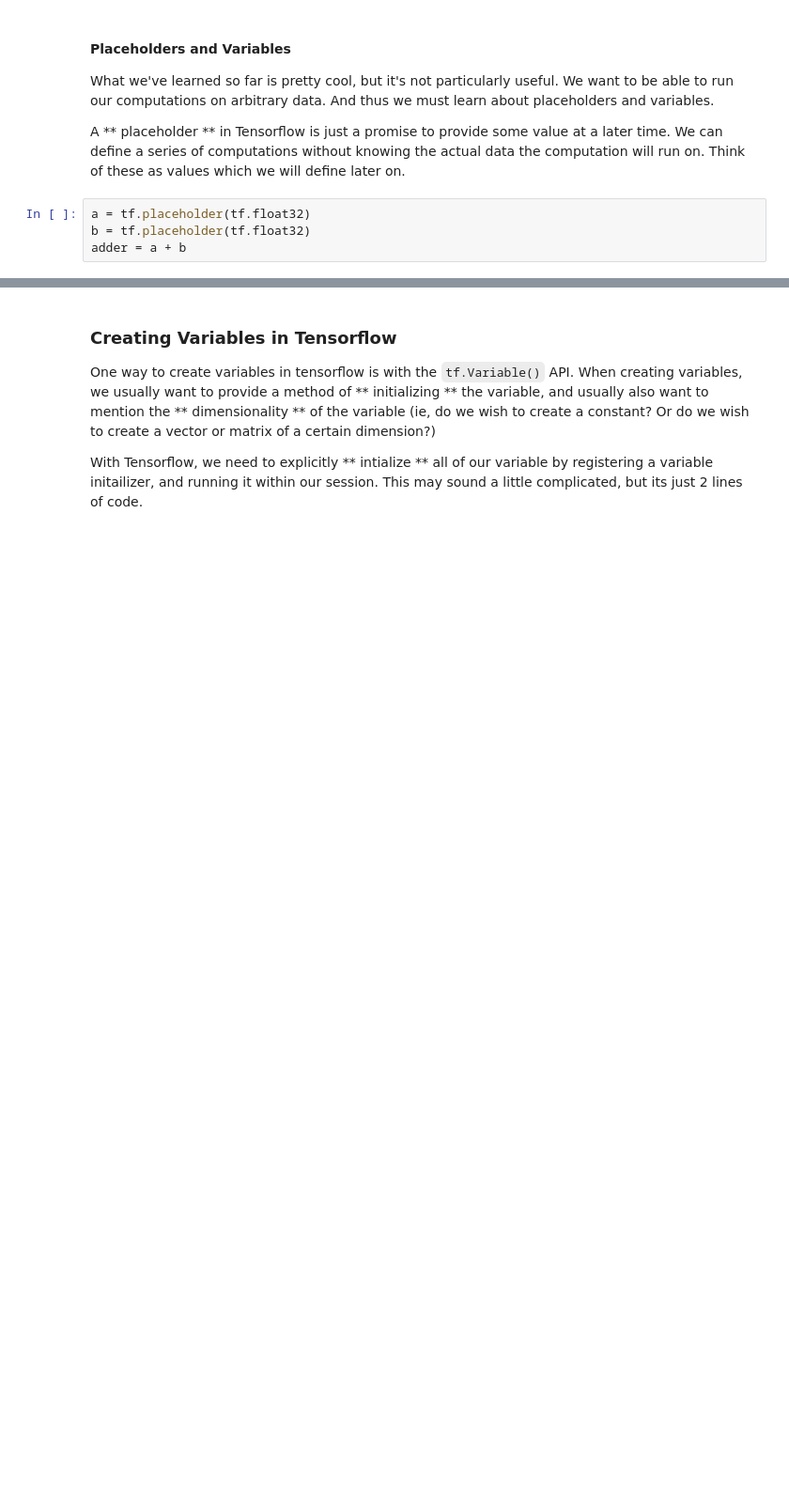
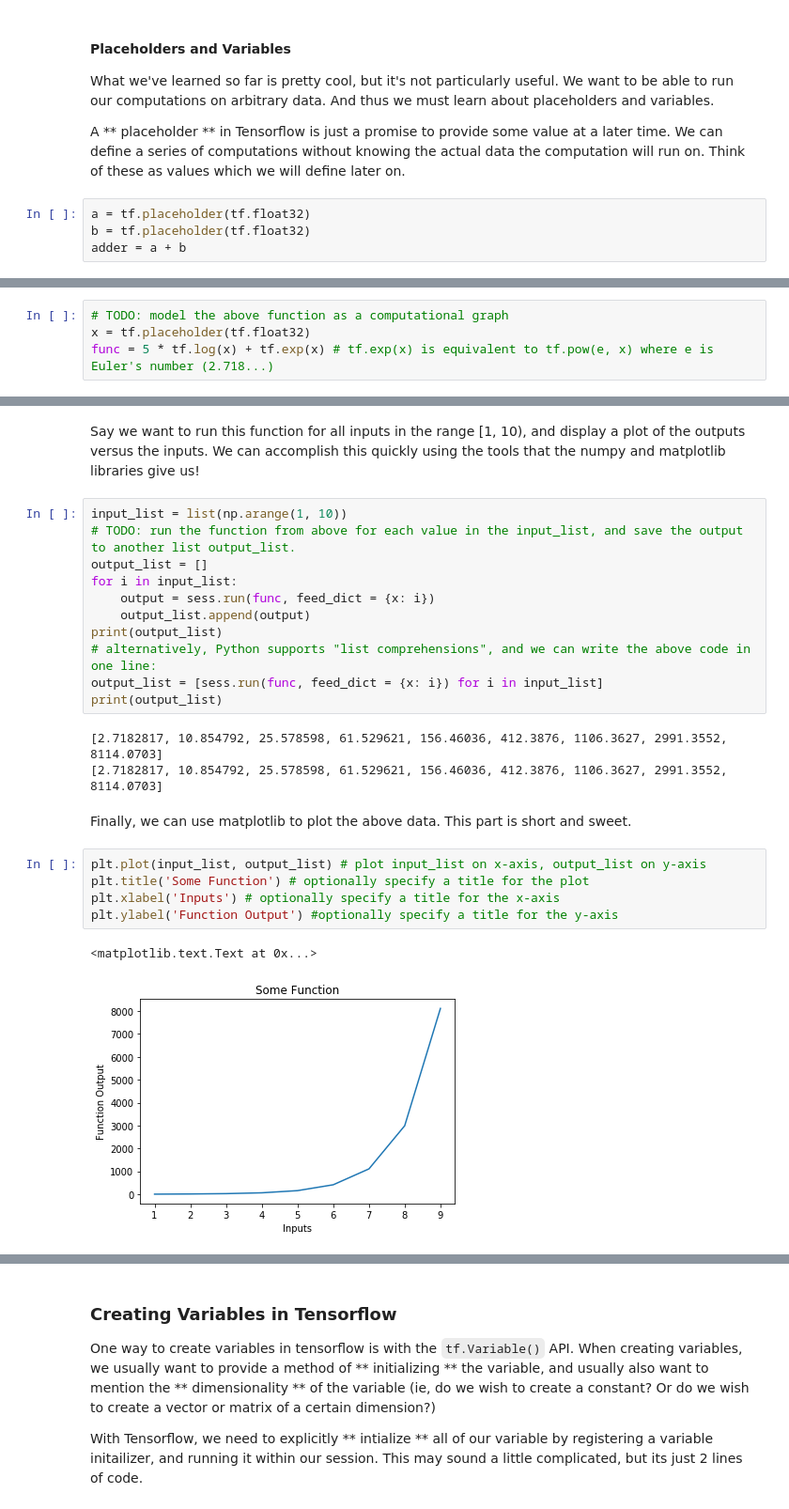
Before and after one commit to uclaacmai/tf-workshop-series-fall17, a Jupyter notebook: week2-linear-regression/Intro to TF and Linear Regression.ipynb, the cells around one changed output, grey strips where cells are left out. Shown at 94% size. Saved outputs shown, nothing was run; the diff lists cells and outputs as text; blank space fills up the shorter version.

Commit message:
wrapper for data

```diff
--- a/week2-linear-regression/Intro to TF and Linear Regression.ipynb
+++ b/week2-linear-regression/Intro to TF and Linear Regression.ipynb
@@ -82,0 +85,4 @@ The mathematical methods by which these variables are adjusted is known as "lear
+# %%
+# TODO: model the above function as a computational graph
+x = tf.placeholder(tf.float32)
+func = 5 * tf.log(x) + tf.exp(x) # tf.exp(x) is equivalent to tf.pow(e, x) where e is Euler's number (2.718...)
@@ -82,0 +93,26 @@ The mathematical methods by which these variables are adjusted is known as "lear
+# %% [markdown]
+Say we want to run this function for all inputs in the range [1, 10), and display a plot of the outputs versus the inputs. We can accomplish this quickly using the tools that the numpy and matplotlib libraries give us!
+# %%
+input_list = list(np.arange(1, 10))
+# TODO: run the function from above for each value in the input_list, and save the output to another list output_list.
+output_list = []
+for i in input_list:
+    output = sess.run(func, feed_dict = {x: i})
+    output_list.append(output)
+print(output_list)
+# alternatively, Python supports "list comprehensions", and we can write the above code in one line:
+output_list = [sess.run(func, feed_dict = {x: i}) for i in input_list]
+print(output_list)
+# %% [output]
+[2.7182817, 10.854792, 25.578598, 61.529621, 156.46036, 412.3876, 1106.3627, 2991.3552, 8114.0703]
+[2.7182817, 10.854792, 25.578598, 61.529621, 156.46036, 412.3876, 1106.3627, 2991.3552, 8114.0703]
+# %% [markdown]
+Finally, we can use matplotlib to plot the above data. This part is short and sweet.
+# %%
+plt.plot(input_list, output_list) # plot input_list on x-axis, output_list on y-axis
+plt.title('Some Function') # optionally specify a title for the plot
+plt.xlabel('Inputs') # optionally specify a title for the x-axis
+plt.ylabel('Function Output') #optionally specify a title for the y-axis
+# %% [output]
+<matplotlib.text.Text at 0x...>
+[figure, added]
```
Also changed, not shown: parts of 17 cells of this notebook, 1 other file.
